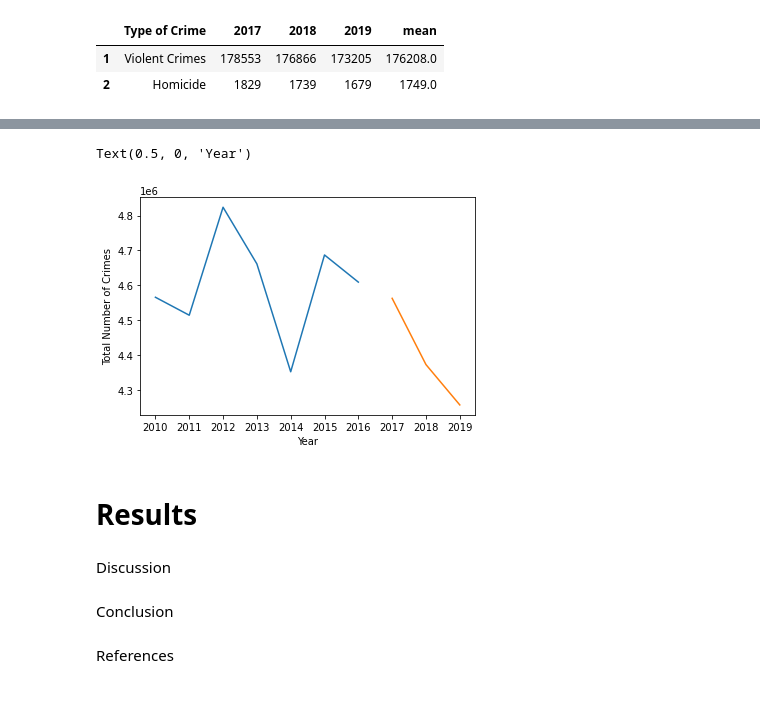
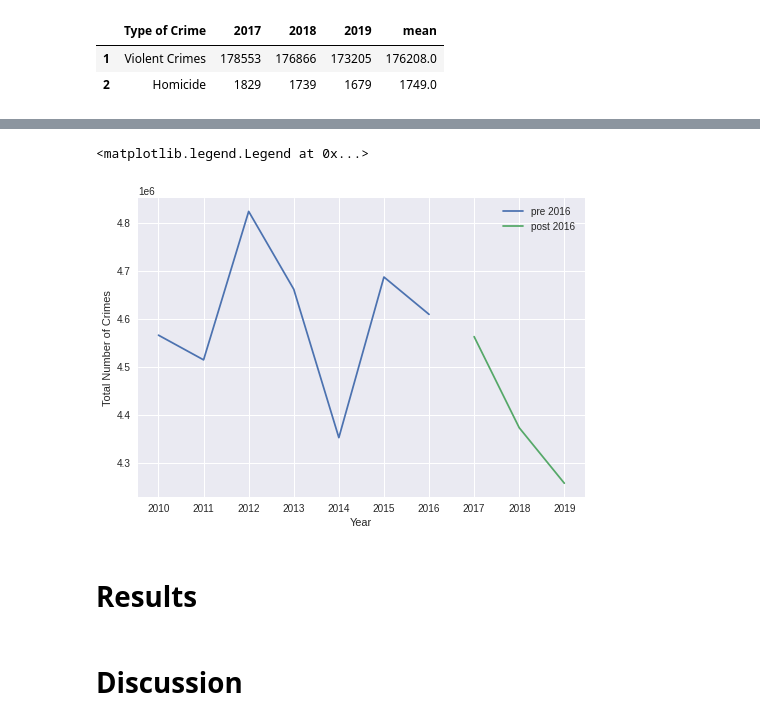
Before and after one commit to frendogr/CMSE202_Project, a Jupyter notebook: Semester_Project.ipynb, the cells around one changed output, grey strips where cells are left out. Saved outputs shown, nothing was run; the diff lists cells and outputs as text; code cells hidden in the pictures.

```diff
--- a/Semester_Project.ipynb
+++ b/Semester_Project.ipynb
@@ -210,16 +240,14 @@ yearly_cali_post_2016
 # %%
-plt.plot(yearly_cali_pre_2016['Year'],yearly_cali_pre_2016['total'])
-plt.plot(yearly_cali_post_2016['Year'],yearly_cali_post_2016['total'])
+plt.style.use('seaborn')
+plt.plot(yearly_cali_pre_2016['Year'],yearly_cali_pre_2016['total'], label = "pre 2016")
+plt.plot(yearly_cali_post_2016['Year'],yearly_cali_post_2016['total'], label = "post 2016")
 plt.ylabel("Total Number of Crimes")
 plt.xlabel("Year")
+plt.legend()
 # %% [output]
-Text(0.5, 0, 'Year')
+<matplotlib.legend.Legend at 0x...>
-[figure, old version]
+[figure, new version]
 # %% [markdown]
 # Results
-# %% [markdown]
-Discussion
-# %% [markdown]
-Conclusion
-# %% [markdown]
-References
+# %% [markdown]
+# Discussion
```
Also changed, not shown: parts of 23 cells of this notebook.
